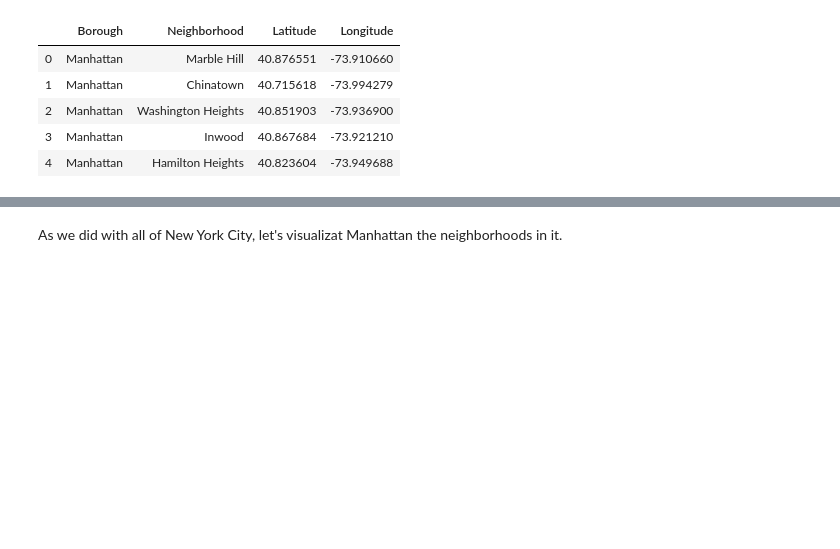
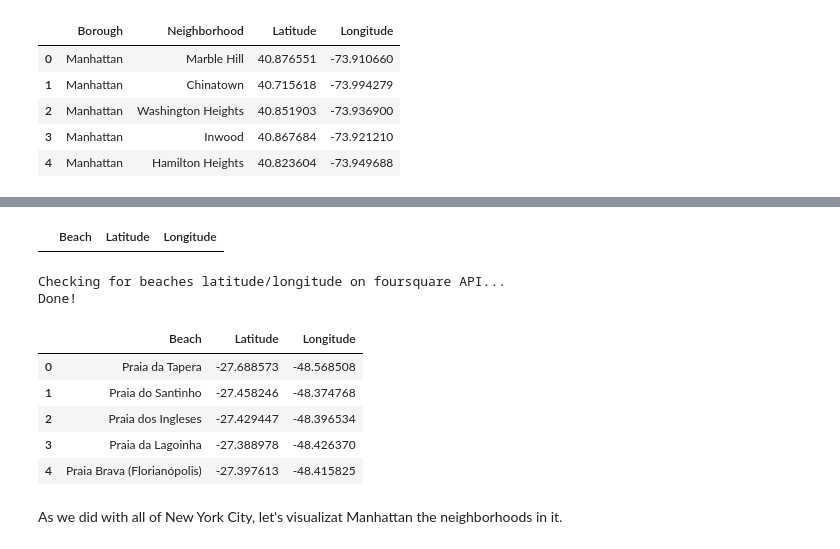
Before and after one commit to mourodrigo/dataScienceCapstone, a Jupyter notebook: The_Battle_of_Neighborhoods.ipynb, the cells around one changed output, grey strips where cells are left out. Drawn from its saved outputs; the diff is of its cells as text; code cells hidden in the pictures; blank space fills up the shorter version.

```diff
--- a/The_Battle_of_Neighborhoods.ipynb
+++ b/The_Battle_of_Neighborhoods.ipynb
@@ -240,0 +326,22 @@ The geograpical coordinate of Manhattan are 40.7896239, -73.9598939.
+# %%
+#get list of beaches from wikipedia
+wiki = requests.get('https://pt.wikipedia.org/wiki/Lista_de_praias_de_Florianópolis')
+soup = bs(wiki.text, 'lxml')
+table = soup.findAll("li")
+
+#filtering
+beach_names=[]
+for item in table:
+      a = item.find("a")
+      if a is not None:
+        title = a.get('title')
+        if title is not None and title.find("Prai") >= 0:
+          if title.endswith(' (página não existe)'):
+              newTitle = title[:-20]
+              beach_names.append(newTitle)
+          else:
+              beach_names.append(title)
+
+#removing the last unecessary item which is still on the list
+del beach_names[-1]
+beach_names
@@ -241 +366,35 @@ The geograpical coordinate of Manhattan are 40.7896239, -73.9598939.
+# %%
+#beach dataframe preparation
+beaches = pd.DataFrame(columns=['Beach', 'Latitude', 'Longitude'])
+beaches
+# %% [output]
+|  | Beach | Latitude | Longitude |
+# %%
+print("Checking for beaches latitude/longitude on foursquare API...")
+
+for name in beach_names:
+  geolocator = Nominatim(user_agent="foursquare_explorer")
+  location = geolocator.geocode(name+", "+city_name)
+  #print(location)
+  if location is not None:
+    latitude = location.latitude
+    longitude = location.longitude
+#     print('The geograpical coordinate of {} are {}, {}.'.format(name, latitude, longitude))
+    beaches = beaches.append({'Beach': name,
+                                            'Latitude':latitude,
+                                            'Longitude':longitude}, ignore_index=True)
+
+print("Done!")
+# %% [output]
+Checking for beaches latitude/longitude on foursquare API...
+Done!
+# %%
+beaches.head()
+# %% [output]
+|  | Beach | Latitude | Longitude |
+| 0 | Praia da Tapera | -27.688573 | -48.568508 |
+| 1 | Praia do Santinho | -27.458246 | -48.374768 |
+| 2 | Praia dos Ingleses | -27.429447 | -48.396534 |
+| 3 | Praia da Lagoinha | -27.388978 | -48.426370 |
+| 4 | Praia Brava (Florianópolis) | -27.397613 | -48.415825 |
 # %% [markdown]
```
Also changed, not shown: parts of 37 cells of this notebook.
